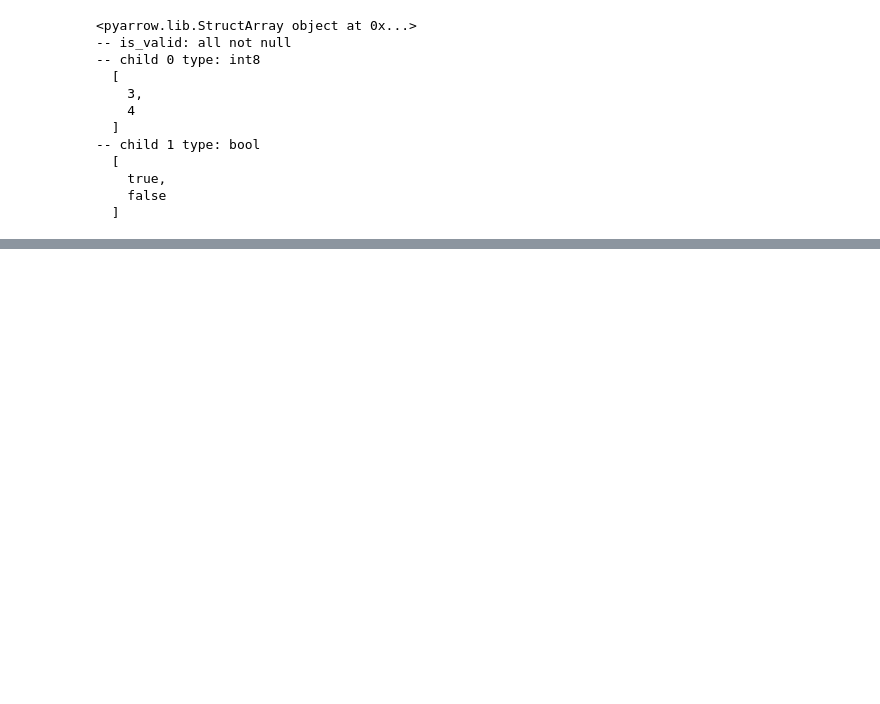
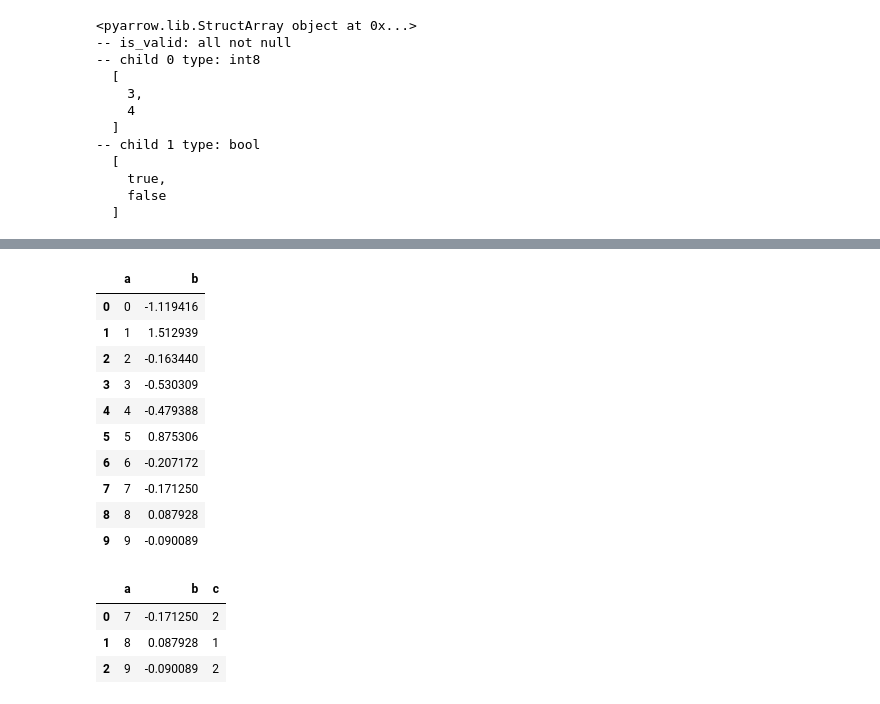
Before and after one commit to hkverma/litendb, a Jupyter notebook: py/arrow_tutorials.ipynb, the cells around one changed output, grey strips where cells are left out. Cells and saved outputs as stored; diff of their text form; code cells hidden in the pictures; blank space fills up the shorter version.

```diff
--- a/py/arrow_tutorials.ipynb
+++ b/py/arrow_tutorials.ipynb
@@ -239,0 +1014,22 @@ pa.array([(3, True), (4, False)], type=ty)
+# %%
+dataset = ds.dataset(base / "parquet_dataset", format="parquet")
+dataset.to_table(columns=['a', 'b']).to_pandas()
+# %% [output]
+|  | a | b |
+| 0 | 0 | -1.119416 |
+| 1 | 1 | 1.512939 |
+| 2 | 2 | -0.163440 |
+| 3 | 3 | -0.530309 |
+| 4 | 4 | -0.479388 |
+| 5 | 5 | 0.875306 |
+| 6 | 6 | -0.207172 |
+| 7 | 7 | -0.171250 |
+| 8 | 8 | 0.087928 |
+| 9 | 9 | -0.090089 |
+# %%
+dataset.to_table(filter=ds.field('a') >= 7).to_pandas()
+# %% [output]
+|  | a | b | c |
+| 0 | 7 | -0.171250 | 2 |
+| 1 | 8 | 0.087928 | 1 |
+| 2 | 9 | -0.090089 | 2 |
```
Also changed, not shown: parts of 143 cells of this notebook, 1 other file.
